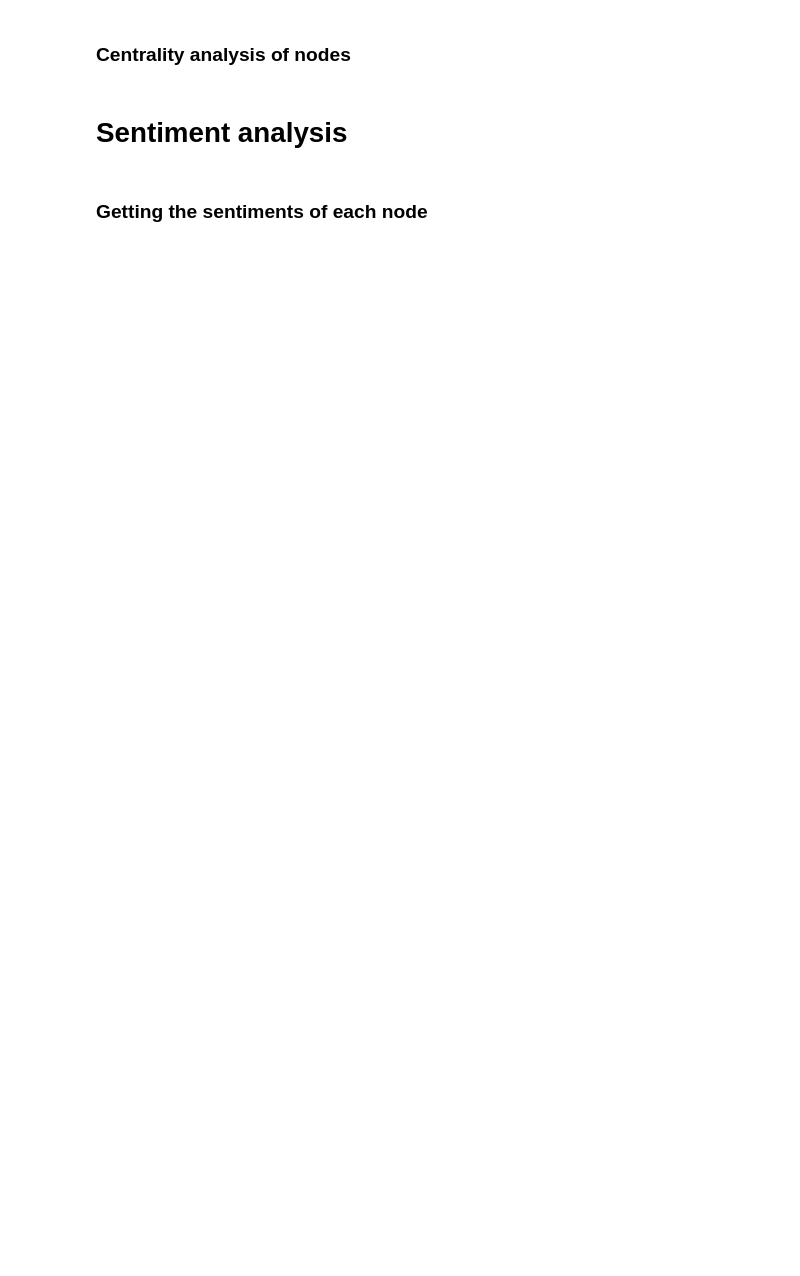
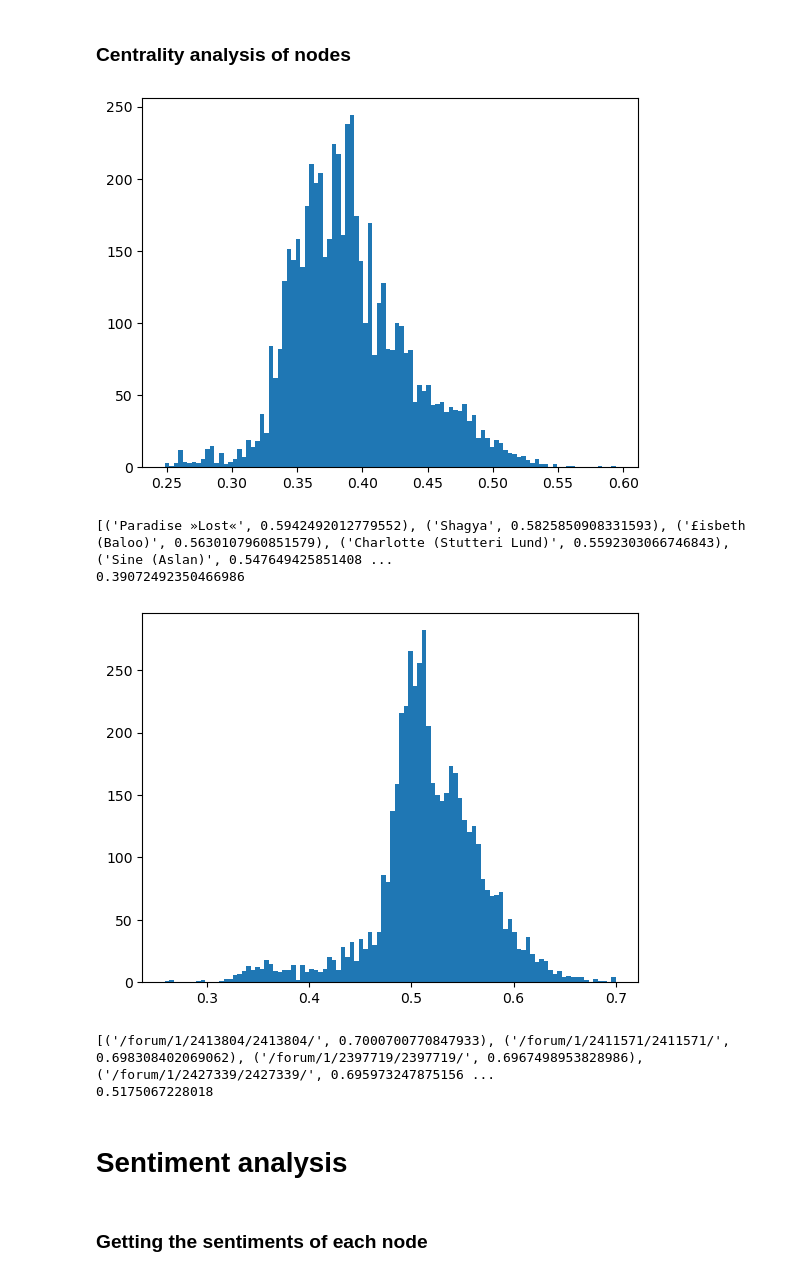
Before and after one commit to eskehaack/SGI_exam_project, a Jupyter notebook: helper_notebook.ipynb, the cells around one changed output. Cells and saved outputs as stored; diff of their text form; code cells hidden in the pictures; blank space fills up the shorter version.

```diff
--- a/helper_notebook.ipynb
+++ b/helper_notebook.ipynb
@@ -437,13 +452,20 @@ power_law_analysis([U,V])
 # %%
 def centrality_analysis(graph):
     closeness_centrality = nx.closeness_centrality(graph)
     plt.hist(closeness_centrality.values(), bins=100)
     plt.show()
 
     print(sorted(list(closeness_centrality.items()), key=lambda x: x[1], reverse=True))
     print(np.mean(list(closeness_centrality.values())))
 
-centrality_analysis(U)
-centrality_analysis(V)
+centrality_analysis(U_projected)
+centrality_analysis(V_projected)
+# %% [output]
+[figure, added]
+[('Paradise »Lost«', 0.5942492012779552), ('Shagya', 0.5825850908331593), ('£isbeth (Baloo)', 0.5630107960851579), ('Charlotte (Stutteri Lund)', 0.5592303066746843), ('Sine (Aslan)', 0.547649425851408 ...
+0.39072492350466986
+[figure, added]
+[('/forum/1/2413804/2413804/', 0.7000700770847933), ('/forum/1/2411571/2411571/', 0.698308402069062), ('/forum/1/2397719/2397719/', 0.6967498953828986), ('/forum/1/2427339/2427339/', 0.695973247875156 ...
+0.5175067228018
 # %% [markdown]
 # Sentiment analysis
```
Also changed, not shown: parts of 20 cells of this notebook.
